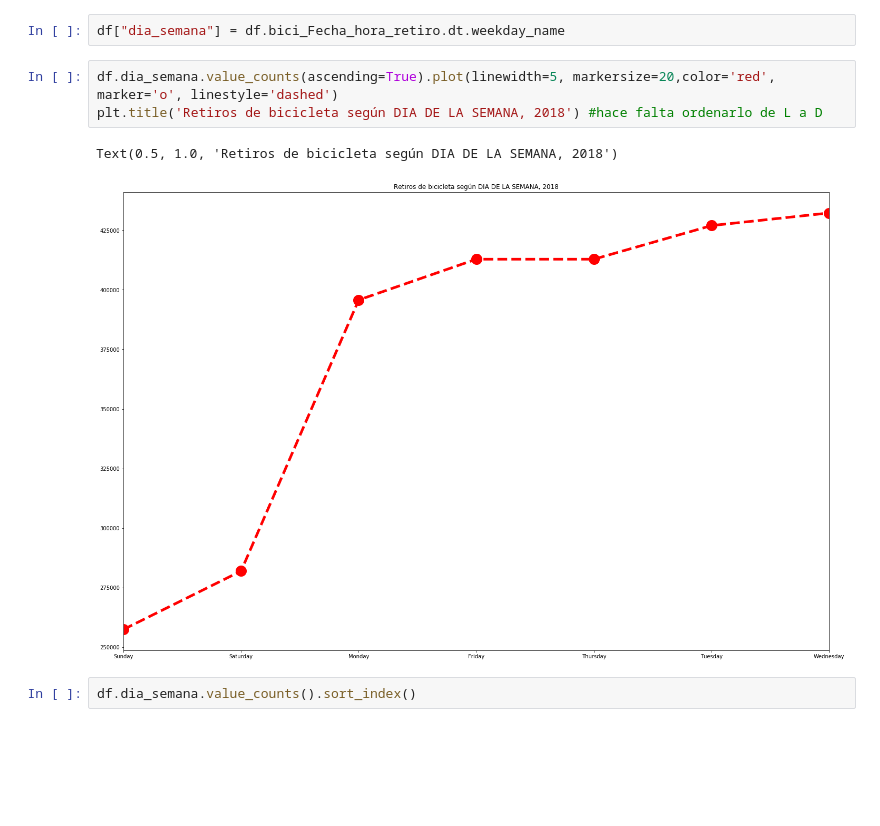
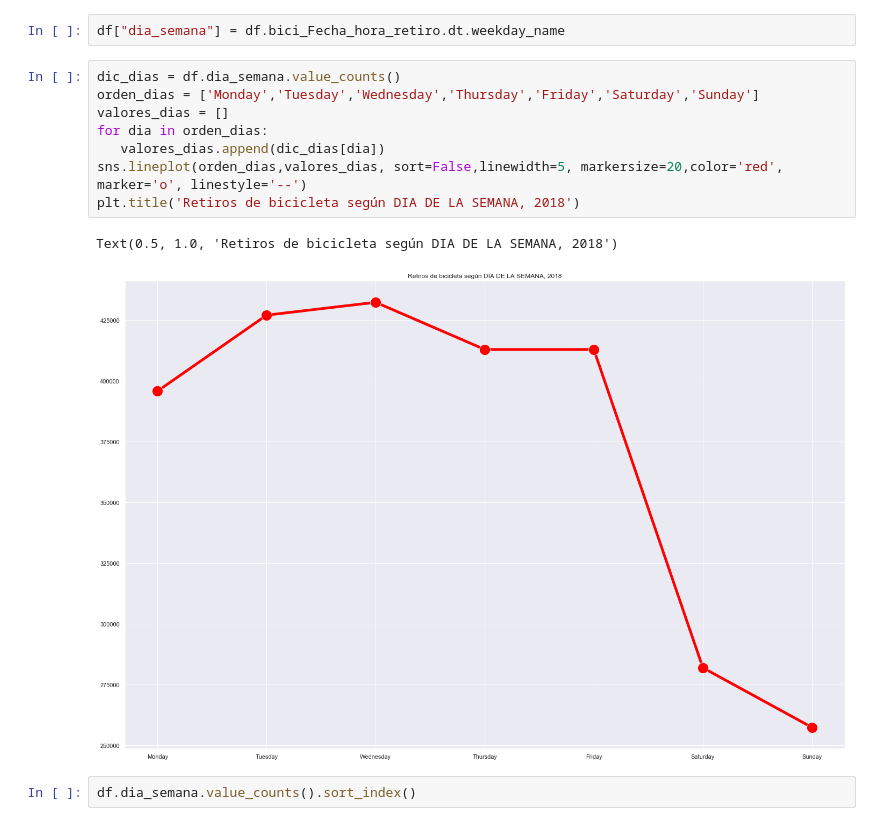
Before and after one commit to fpaterson/Acamica-Data-Science, a Jupyter notebook: Presentación personal/Presentación personal, dataset bicis.ipynb, the cells around one changed output. Saved outputs shown, nothing was run; the diff lists cells and outputs as text; blank space fills up the shorter version.

Commit message:
Puse gŕafico uso diario ordenado correctamente

```diff
--- a/Presentación personal/Presentación personal, dataset bicis.ipynb
+++ b/Presentación personal/Presentación personal, dataset bicis.ipynb
@@ -286,11 +294,16 @@ Name: hora, dtype: int64
 # %%
 df["dia_semana"] = df.bici_Fecha_hora_retiro.dt.weekday_name
 # %%
-df.dia_semana.value_counts(ascending=True).plot(linewidth=5, markersize=20,color='red', marker='o', linestyle='dashed')
-plt.title('Retiros de bicicleta según DIA DE LA SEMANA, 2018') #hace falta ordenarlo de L a D
+dic_dias = df.dia_semana.value_counts()
+orden_dias = ['Monday','Tuesday','Wednesday','Thursday','Friday','Saturday','Sunday']
+valores_dias = []
+for dia in orden_dias:
+   valores_dias.append(dic_dias[dia])
+sns.lineplot(orden_dias,valores_dias, sort=False,linewidth=5, markersize=20,color='red', marker='o', linestyle='--')
+plt.title('Retiros de bicicleta según DIA DE LA SEMANA, 2018')
 # %% [output]
 Text(0.5, 1.0, 'Retiros de bicicleta según DIA DE LA SEMANA, 2018')
-[figure, old version]
+[figure, new version]
 # %%
 df.dia_semana.value_counts().sort_index()
 # %% [output]
```
Also changed, not shown: parts of 30 cells of this notebook, 8 other files.
